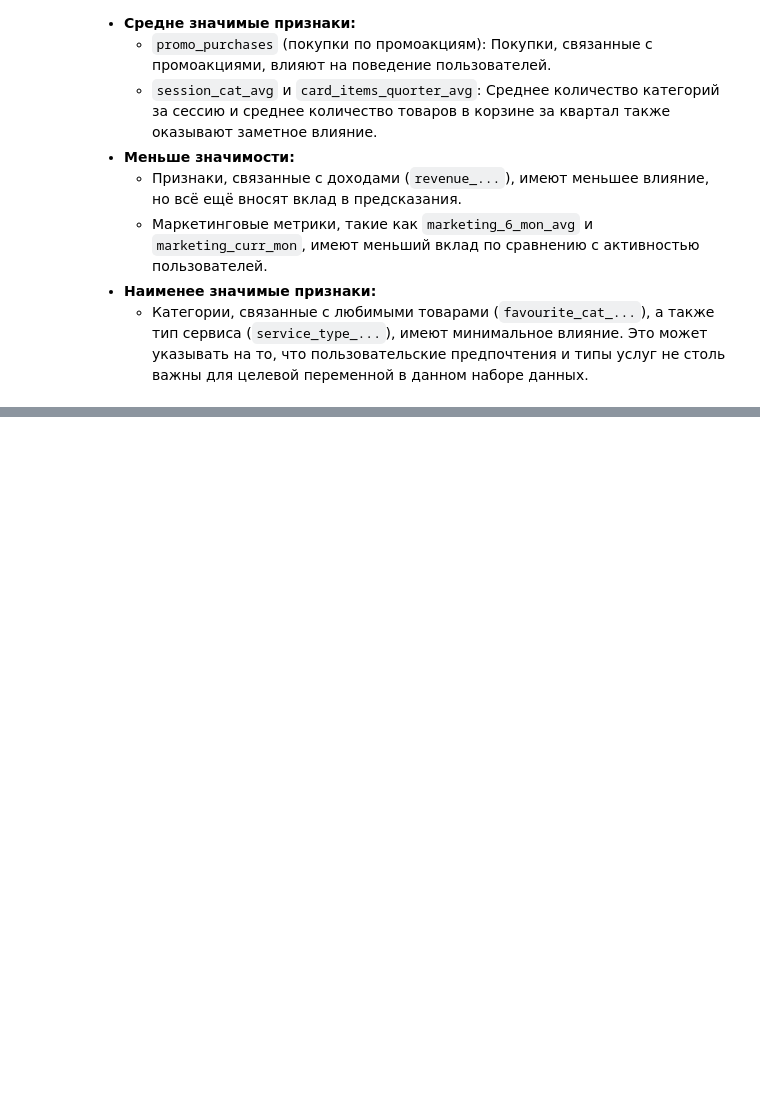
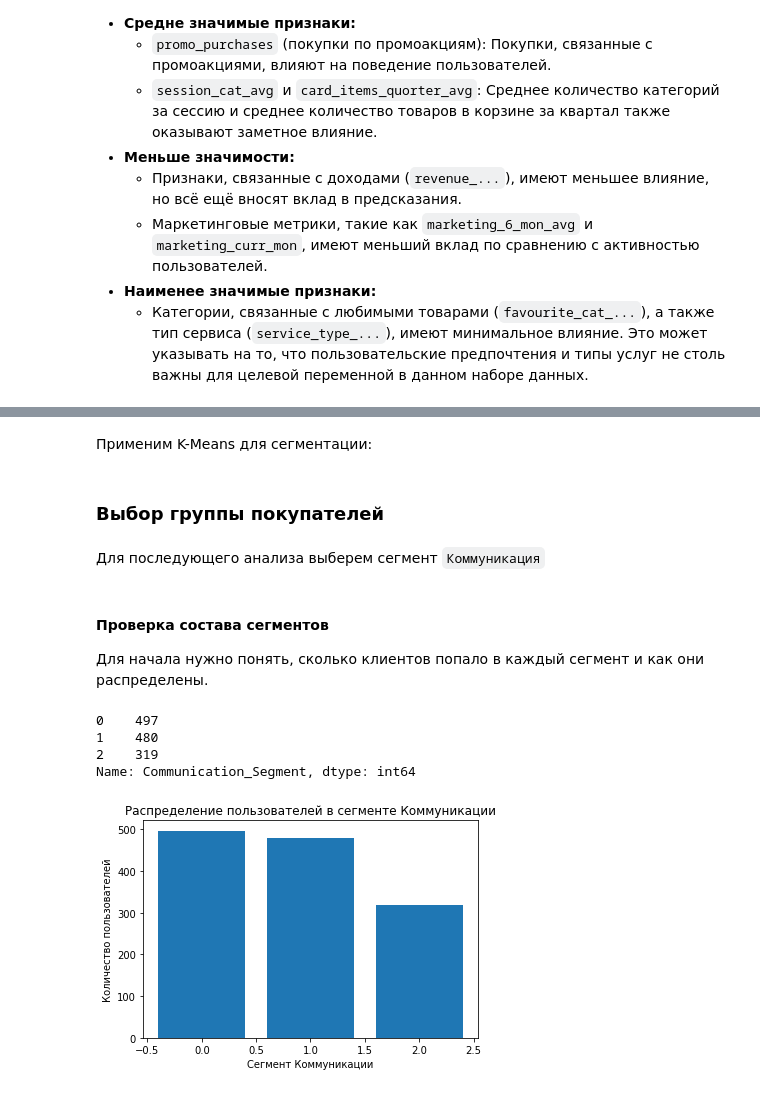
Before and after one commit to arina-fedorova/DataAnalysis, a Jupyter notebook: RU/Анализ поведения покупателей и разработка стратегии повышения активности клиентов/Activity_improvement_strategy.ipynb, the cells around one changed output, grey strips where cells are left out. Cells and saved outputs as stored; diff of their text form; code cells hidden in the pictures; blank space fills up the shorter version.

Commit message:
Segmentation and Summary

```diff
--- a/RU/Анализ поведения покупателей и разработка стратегии повышения активности клиентов/Activity_improvement_strategy.ipynb
+++ b/RU/Анализ поведения покупателей и разработка стратегии повышения активности клиентов/Activity_improvement_strategy.ipynb
@@ -1401,0 +1468,56 @@ plt.show()
+# %%
+scaler = StandardScaler()
+
+# Выбираем данные для каждого сегмента
+communication_data = final_merged_df[communication_features]
+product_data = final_merged_df[product_features]
+site_behavior_data = final_merged_df[site_behavior_features]
+financial_data = final_merged_df[financial_features]
+
+# Масштабируем данные
+scaler = StandardScaler()
+communication_data_scaled = communication_preprocessor.fit_transform(communication_data)
+product_data_scaled = product_preprocessor.fit_transform(product_data)
+site_behavior_data_scaled = scaler.fit_transform(site_behavior_data)
+financial_data_scaled = scaler.fit_transform(financial_data)
+# %% [markdown]
+Применим K-Means для сегментации:
+# %%
+# Сегментация для коммуникации с клиентом
+kmeans_communication = KMeans(n_clusters=3, random_state=42)
+final_merged_df['Communication_Segment'] = kmeans_communication.fit_predict(communication_data_scaled)
+
+# Сегментация для продуктового поведения
+kmeans_product = KMeans(n_clusters=3, random_state=42)
+final_merged_df['Product_Segment'] = kmeans_product.fit_predict(product_data_scaled)
+
+# Сегментация для поведения на сайте
+kmeans_site = KMeans(n_clusters=3, random_state=42)
+final_merged_df['Site_Behavior_Segment'] = kmeans_site.fit_predict(site_behavior_data_scaled)
+
+# Сегментация для финансового поведения
+kmeans_financial = KMeans(n_clusters=3, random_state=42)
+final_merged_df['Financial_Segment'] = kmeans_financial.fit_predict(financial_data_scaled)
+# %% [markdown]
+### Выбор группы покупателей
+# %% [markdown]
+Для последующего анализа выберем сегмент `Коммуникация`
+# %% [markdown]
+#### Проверка состава сегментов
+Для начала нужно понять, сколько клиентов попало в каждый сегмент и как они распределены.
+# %%
+# Распределение по сегментам
+segment_counts = final_merged_df['Communication_Segment'].value_counts()
+print(segment_counts)
+
+plt.bar(segment_counts.index, segment_counts.values)
+plt.xlabel('Сегмент Коммуникации')
+plt.ylabel('Количество пользователей')
+plt.title('Распределение пользователей в сегменте Коммуникации')
+plt.show()
+# %% [output]
+0    497
+1    480
+2    319
+Name: Communication_Segment, dtype: int64
+[figure, added]
```
Also changed, not shown: parts of 24 cells of this notebook.
